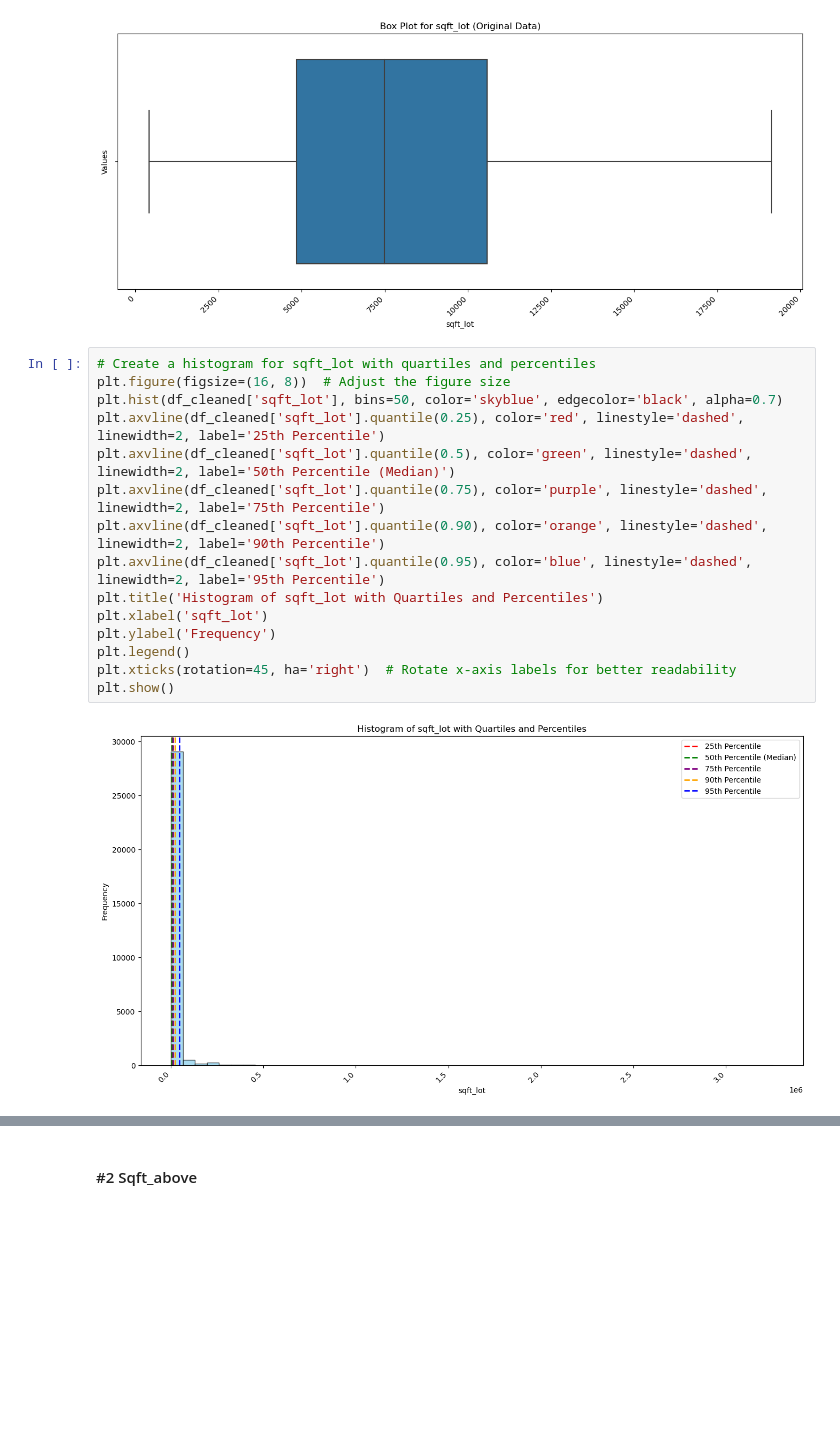
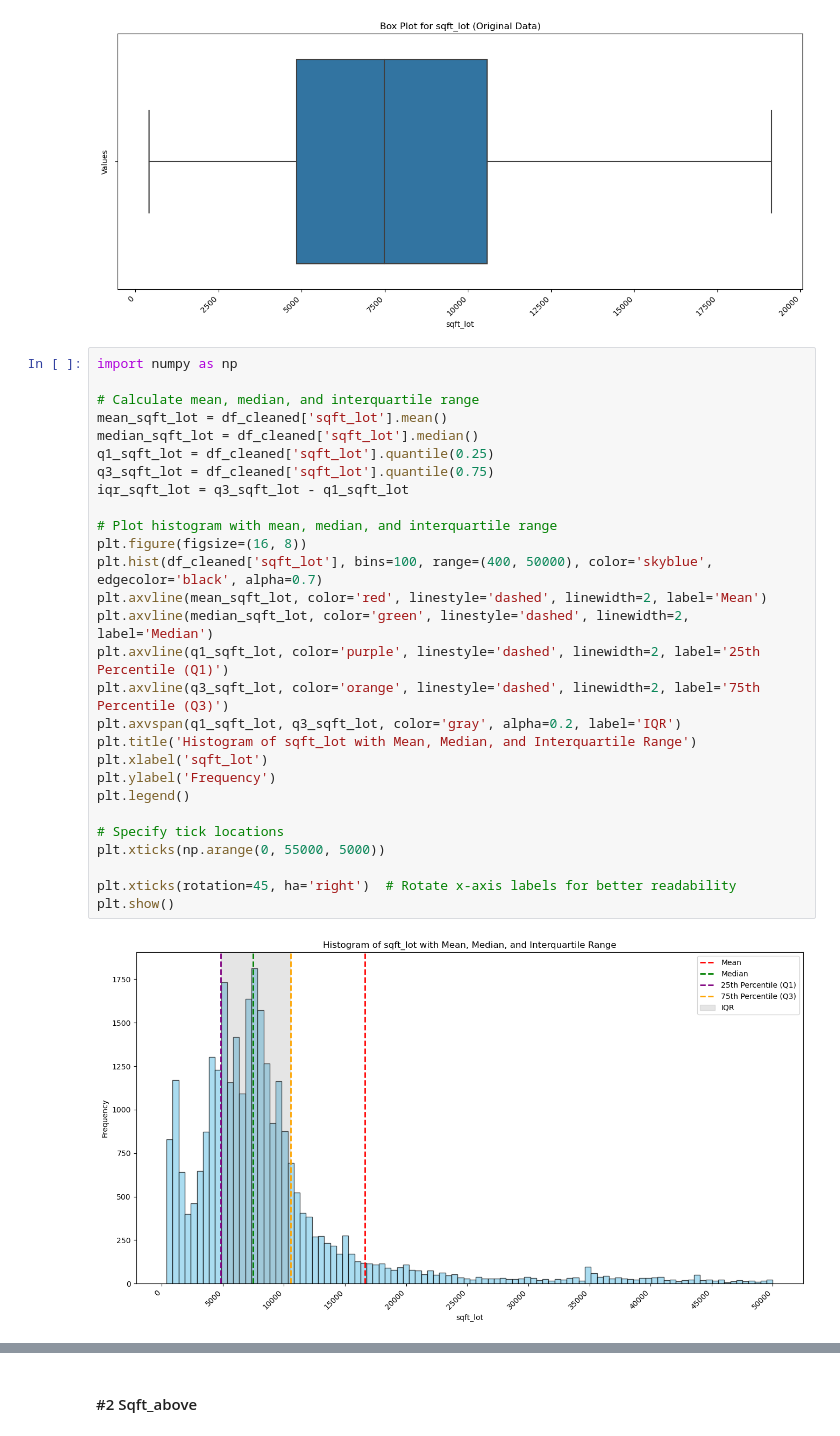
Before and after one commit to jguzzo522/project2house, a Jupyter notebook: housepj2.ipynb, the cells around one changed output, grey strips where cells are left out. Cells and saved outputs as stored; diff of their text form; blank space fills up the shorter version.

```diff
--- a/housepj2.ipynb
+++ b/housepj2.ipynb
@@ -502,21 +516,34 @@ plt.show()
 # %% [output]
 [figure]
 # %%
-# Create a histogram for sqft_lot with quartiles and percentiles
-plt.figure(figsize=(16, 8))  # Adjust the figure size
-plt.hist(df_cleaned['sqft_lot'], bins=50, color='skyblue', edgecolor='black', alpha=0.7)
-plt.axvline(df_cleaned['sqft_lot'].quantile(0.25), color='red', linestyle='dashed', linewidth=2, label='25th Percentile')
-plt.axvline(df_cleaned['sqft_lot'].quantile(0.5), color='green', linestyle='dashed', linewidth=2, label='50th Percentile (Median)')
-plt.axvline(df_cleaned['sqft_lot'].quantile(0.75), color='purple', linestyle='dashed', linewidth=2, label='75th Percentile')
-plt.axvline(df_cleaned['sqft_lot'].quantile(0.90), color='orange', linestyle='dashed', linewidth=2, label='90th Percentile')
-plt.axvline(df_cleaned['sqft_lot'].quantile(0.95), color='blue', linestyle='dashed', linewidth=2, label='95th Percentile')
-plt.title('Histogram of sqft_lot with Quartiles and Percentiles')
+import numpy as np
+
+# Calculate mean, median, and interquartile range
+mean_sqft_lot = df_cleaned['sqft_lot'].mean()
+median_sqft_lot = df_cleaned['sqft_lot'].median()
+q1_sqft_lot = df_cleaned['sqft_lot'].quantile(0.25)
+q3_sqft_lot = df_cleaned['sqft_lot'].quantile(0.75)
+iqr_sqft_lot = q3_sqft_lot - q1_sqft_lot
+
+# Plot histogram with mean, median, and interquartile range
+plt.figure(figsize=(16, 8))
+plt.hist(df_cleaned['sqft_lot'], bins=100, range=(400, 50000), color='skyblue', edgecolor='black', alpha=0.7)
+plt.axvline(mean_sqft_lot, color='red', linestyle='dashed', linewidth=2, label='Mean')
+plt.axvline(median_sqft_lot, color='green', linestyle='dashed', linewidth=2, label='Median')
+plt.axvline(q1_sqft_lot, color='purple', linestyle='dashed', linewidth=2, label='25th Percentile (Q1)')
+plt.axvline(q3_sqft_lot, color='orange', linestyle='dashed', linewidth=2, label='75th Percentile (Q3)')
+plt.axvspan(q1_sqft_lot, q3_sqft_lot, color='gray', alpha=0.2, label='IQR')
+plt.title('Histogram of sqft_lot with Mean, Median, and Interquartile Range')
 plt.xlabel('sqft_lot')
 plt.ylabel('Frequency')
 plt.legend()
+
+# Specify tick locations
+plt.xticks(np.arange(0, 55000, 5000))
+
 plt.xticks(rotation=45, ha='right')  # Rotate x-axis labels for better readability
 plt.show()
 # %% [output]
-[figure, old version]
+[figure, new version]
 # %%
 # Remove outliers for sqft_lot based on 1000 and 95th percentile
```
Also changed, not shown: parts of 56 cells of this notebook.
